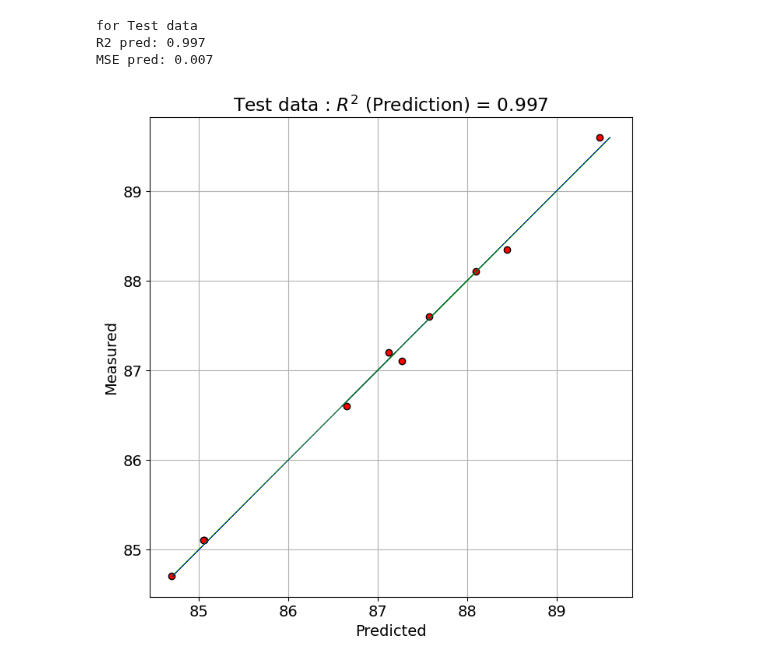
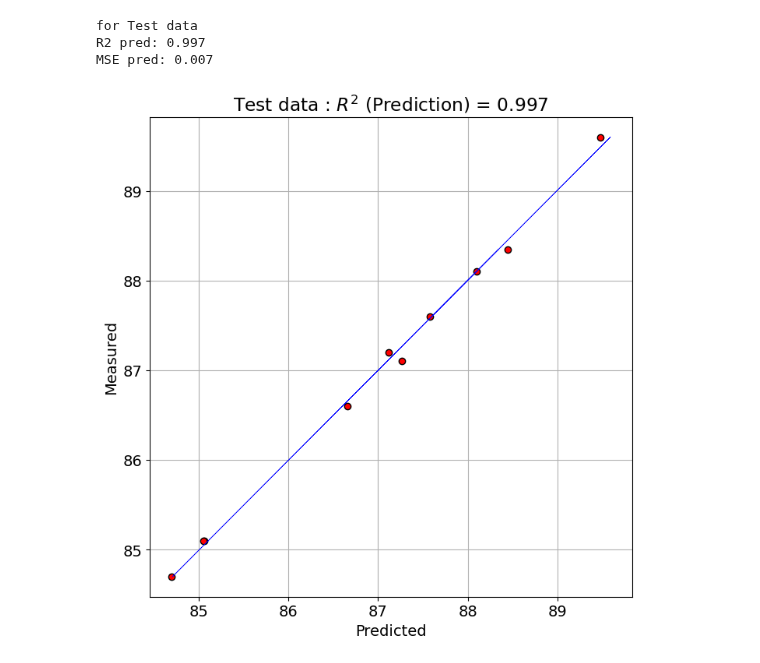
Before and after one commit to bitwalk123/MyNotebook, a Jupyter notebook: octane_001.ipynb, the cells around one changed output. Saved outputs shown, nothing was run; the diff lists cells and outputs as text; code cells hidden in the pictures.

```diff
--- a/octane_001.ipynb
+++ b/octane_001.ipynb
@@ -261,25 +261,23 @@ MSE pred: 0.007
 # %%
 # Plot regression and figures of merit
 rangey = max(y_test) - min(y_test)
 rangex = max(y_pred) - min(y_pred)
 
 # Fit a line to the CV vs response
 z = np.polyfit(y_test, y_pred, 1)
 fig, ax = plt.subplots(figsize=(8, 8))
 ax.scatter(y_pred, y_test, c='red', edgecolors='k')
 
 # Plot the best fit line
 ax.plot(np.polyval(z, y_test), y_test, c='blue', linewidth=0.5)
 
-# Plot the ideal 1:1 line
-ax.plot(y_test, y_test, color='green', linewidth=0.5)
 plt.title('Test data : $R^{2}$ (Prediction) = ' + '{:.3f}'.format(score_pred))
 plt.xlabel('Predicted')
 plt.ylabel('Measured')
 ax.axis('equal')
 plt.grid()
 
 plt.savefig('octane_004.png')
 plt.show()
 # %% [output]
-[figure, old version]
+[figure, new version]
```
Also changed, not shown: 1 other file.
